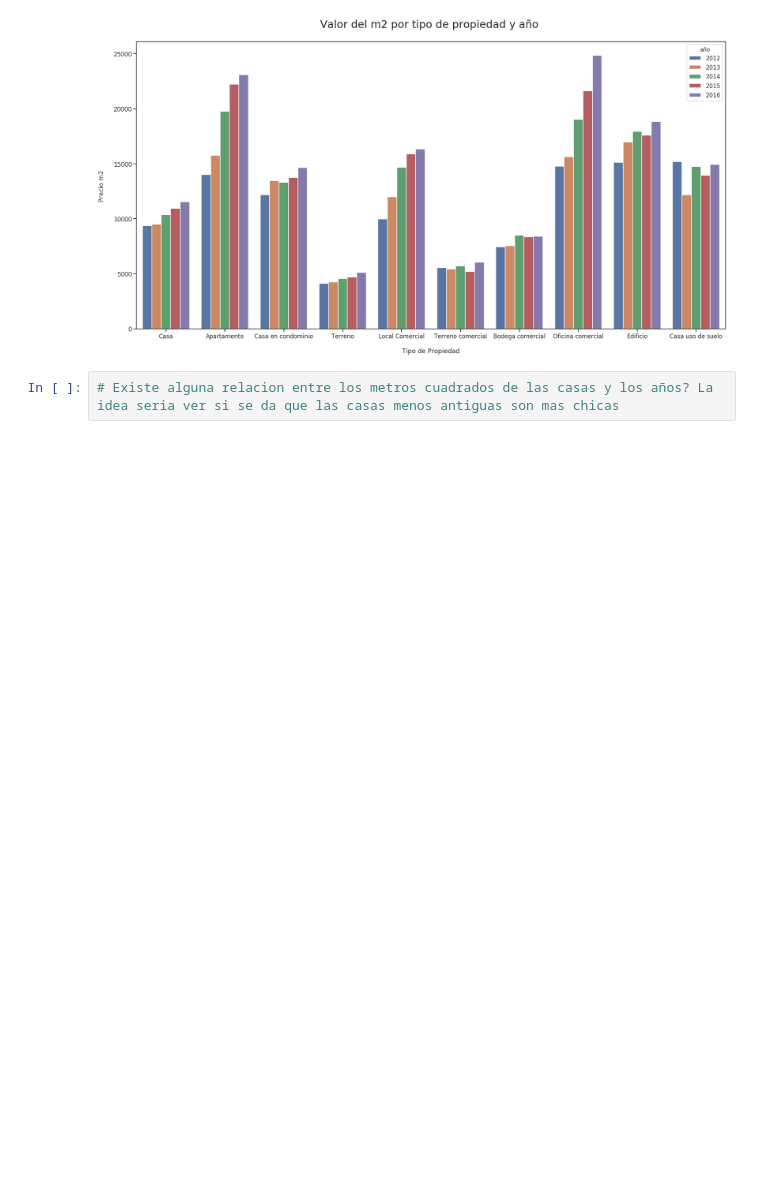
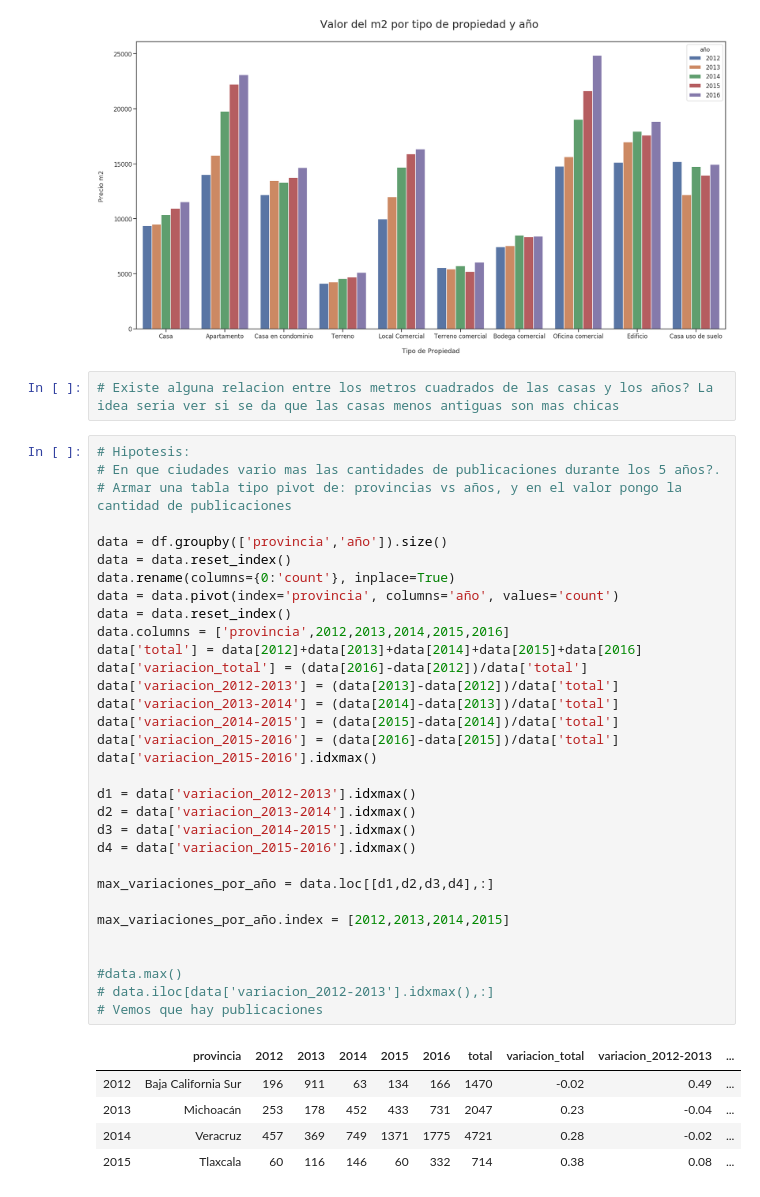
Before and after one commit to JuanCruzCastroLopez/tp1-zonajobs-analysis, a Jupyter notebook: ggp_notebook.ipynb, the cells around one changed output. Saved outputs shown, nothing was run; the diff lists cells and outputs as text; blank space fills up the shorter version.

```diff
--- a/ggp_notebook.ipynb
+++ b/ggp_notebook.ipynb
@@ -525,3 +545,41 @@ plt.show()
 [figure]
 # %%
 # Existe alguna relacion entre los metros cuadrados de las casas y los años? La idea seria ver si se da que las casas menos antiguas son mas chicas
+# %%
+# Hipotesis:
+# En que ciudades vario mas las cantidades de publicaciones durante los 5 años?.
+# Armar una tabla tipo pivot de: provincias vs años, y en el valor pongo la cantidad de publicaciones
+
+data = df.groupby(['provincia','año']).size()
+data = data.reset_index()
+data.rename(columns={0:'count'}, inplace=True)
+data = data.pivot(index='provincia', columns='año', values='count')
+data = data.reset_index()
+data.columns = ['provincia',2012,2013,2014,2015,2016]
+data['total'] = data[2012]+data[2013]+data[2014]+data[2015]+data[2016]
+data['variacion_total'] = (data[2016]-data[2012])/data['total']
+data['variacion_2012-2013'] = (data[2013]-data[2012])/data['total']
+data['variacion_2013-2014'] = (data[2014]-data[2013])/data['total']
+data['variacion_2014-2015'] = (data[2015]-data[2014])/data['total']
+data['variacion_2015-2016'] = (data[2016]-data[2015])/data['total']
+data['variacion_2015-2016'].idxmax()
+
+d1 = data['variacion_2012-2013'].idxmax()
+d2 = data['variacion_2013-2014'].idxmax()
+d3 = data['variacion_2014-2015'].idxmax()
+d4 = data['variacion_2015-2016'].idxmax()
+
+max_variaciones_por_año = data.loc[[d1,d2,d3,d4],:]
+
+max_variaciones_por_año.index = [2012,2013,2014,2015]
+
+
+#data.max()
+# data.iloc[data['variacion_2012-2013'].idxmax(),:]
+# Vemos que hay publicaciones
+# %% [output]
+|  | provincia | 2012 | 2013 | 2014 | 2015 | 2016 | total | variacion_total | variacion_2012-2013 | ... |
+| 2012 | Baja California Sur | 196 | 911 | 63 | 134 | 166 | 1470 | -0.02 | 0.49 | ... |
+| 2013 | Michoacán | 253 | 178 | 452 | 433 | 731 | 2047 | 0.23 | -0.04 | ... |
+| 2014 | Veracruz | 457 | 369 | 749 | 1371 | 1775 | 4721 | 0.28 | -0.02 | ... |
+| 2015 | Tlaxcala | 60 | 116 | 146 | 60 | 332 | 714 | 0.38 | 0.08 | ... |
```
Also changed, not shown: parts of 2 cells of this notebook.
